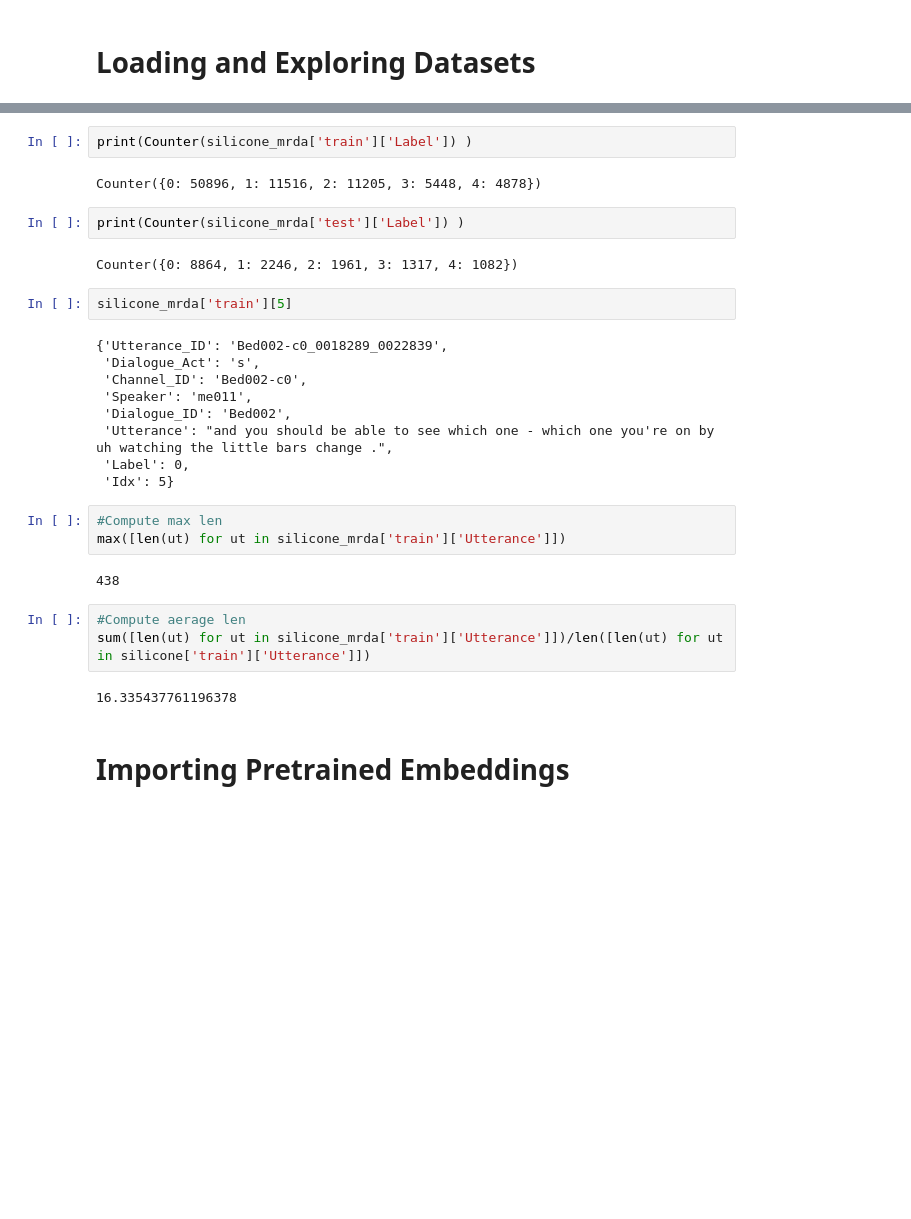
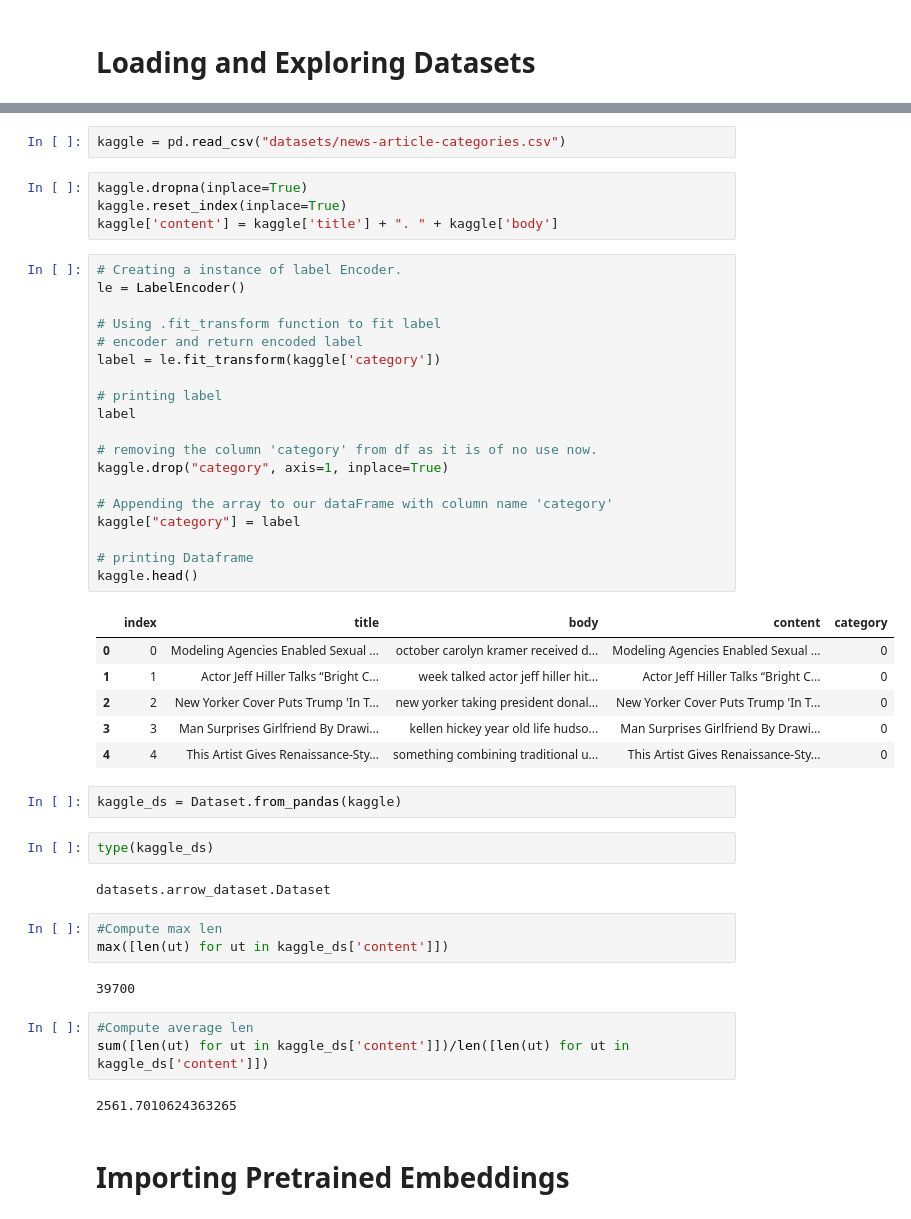
Before and after one commit to Juju2575/CheckIt, a Jupyter notebook: deepL/03bis RNN.ipynb, the cells around one changed output, grey strips where cells are left out. Cells and saved outputs as stored; diff of their text form; blank space fills up the shorter version.

```diff
--- a/deepL/03bis RNN.ipynb
+++ b/deepL/03bis RNN.ipynb
@@ -65,32 +20,51 @@ DatasetDict({
-# %%
-print(Counter(silicone_mrda['train']['Label']) )
-# %% [output]
-Counter({0: 50896, 1: 11516, 2: 11205, 3: 5448, 4: 4878})
-# %%
-print(Counter(silicone_mrda['test']['Label']) )
-# %% [output]
-Counter({0: 8864, 1: 2246, 2: 1961, 3: 1317, 4: 1082})
-# %%
-silicone_mrda['train'][5]
-# %% [output]
-{'Utterance_ID': 'Bed002-c0_0018289_0022839',
- 'Dialogue_Act': 's',
- 'Channel_ID': 'Bed002-c0',
- 'Speaker': 'me011',
- 'Dialogue_ID': 'Bed002',
- 'Utterance': "and you should be able to see which one - which one you're on by uh watching the little bars change .",
- 'Label': 0,
- 'Idx': 5}
+# %%
+kaggle = pd.read_csv("datasets/news-article-categories.csv")
+# %%
+kaggle.dropna(inplace=True)
+kaggle.reset_index(inplace=True)
+kaggle['content'] = kaggle['title'] + ". " + kaggle['body']
+# %%
+# Creating a instance of label Encoder.
+le = LabelEncoder()
+
+# Using .fit_transform function to fit label
+# encoder and return encoded label
+label = le.fit_transform(kaggle['category'])
+
+# printing label
+label
+
+# removing the column 'category' from df as it is of no use now.
+kaggle.drop("category", axis=1, inplace=True)
+
+# Appending the array to our dataFrame with column name 'category'
+kaggle["category"] = label
+
+# printing Dataframe
+kaggle.head()
+# %% [output]
+|  | index | title | body | content | category |
+| 0 | 0 | Modeling Agencies Enabled Sexual ... | october carolyn kramer received d... | Modeling Agencies Enabled Sexual ... | 0 |
+| 1 | 1 | Actor Jeff Hiller Talks “Bright C... | week talked actor jeff hiller hit... | Actor Jeff Hiller Talks “Bright C... | 0 |
+| 2 | 2 | New Yorker Cover Puts Trump 'In T... | new yorker taking president donal... | New Yorker Cover Puts Trump 'In T... | 0 |
+| 3 | 3 | Man Surprises Girlfriend By Drawi... | kellen hickey year old life hudso... | Man Surprises Girlfriend By Drawi... | 0 |
+| 4 | 4 | This Artist Gives Renaissance-Sty... | something combining traditional u... | This Artist Gives Renaissance-Sty... | 0 |
+# %%
+kaggle_ds = Dataset.from_pandas(kaggle)
+# %%
+type(kaggle_ds)
+# %% [output]
+datasets.arrow_dataset.Dataset
 # %%
 #Compute max len
-max([len(ut) for ut in silicone_mrda['train']['Utterance']])
+max([len(ut) for ut in kaggle_ds['content']])
 # %% [output]
-438
+39700
 # %%
-#Compute aerage len
-sum([len(ut) for ut in silicone_mrda['train']['Utterance']])/len([len(ut) for ut in silicone['train']['Utterance']])
+#Compute average len
+sum([len(ut) for ut in kaggle_ds['content']])/len([len(ut) for ut in kaggle_ds['content']])
 # %% [output]
-16.335437761196378
+2561.7010624363265
 # %% [markdown]
 <h1> Importing Pretrained Embeddings
 # %%
```
Also changed, not shown: parts of 39 cells of this notebook, 6 other files.
